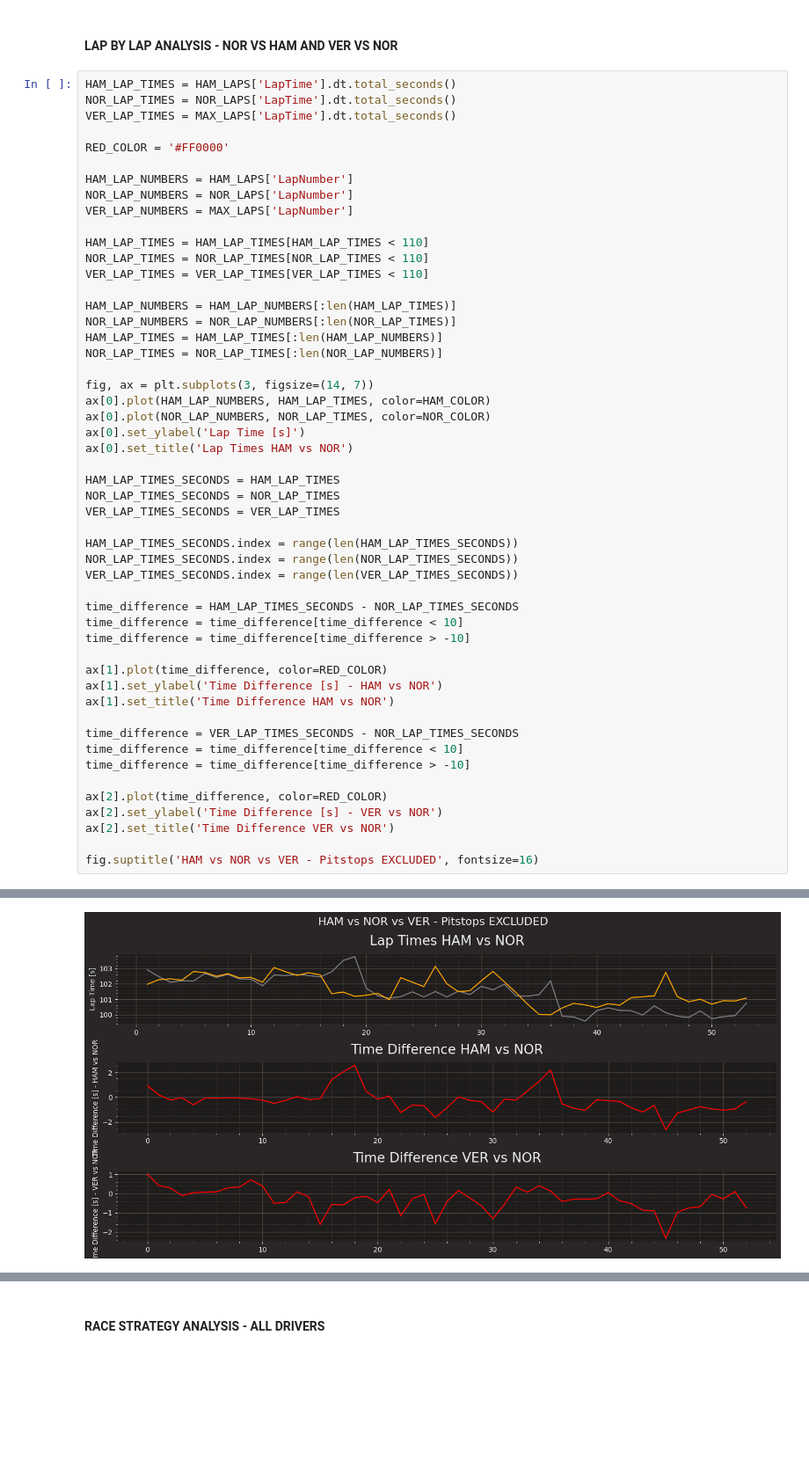
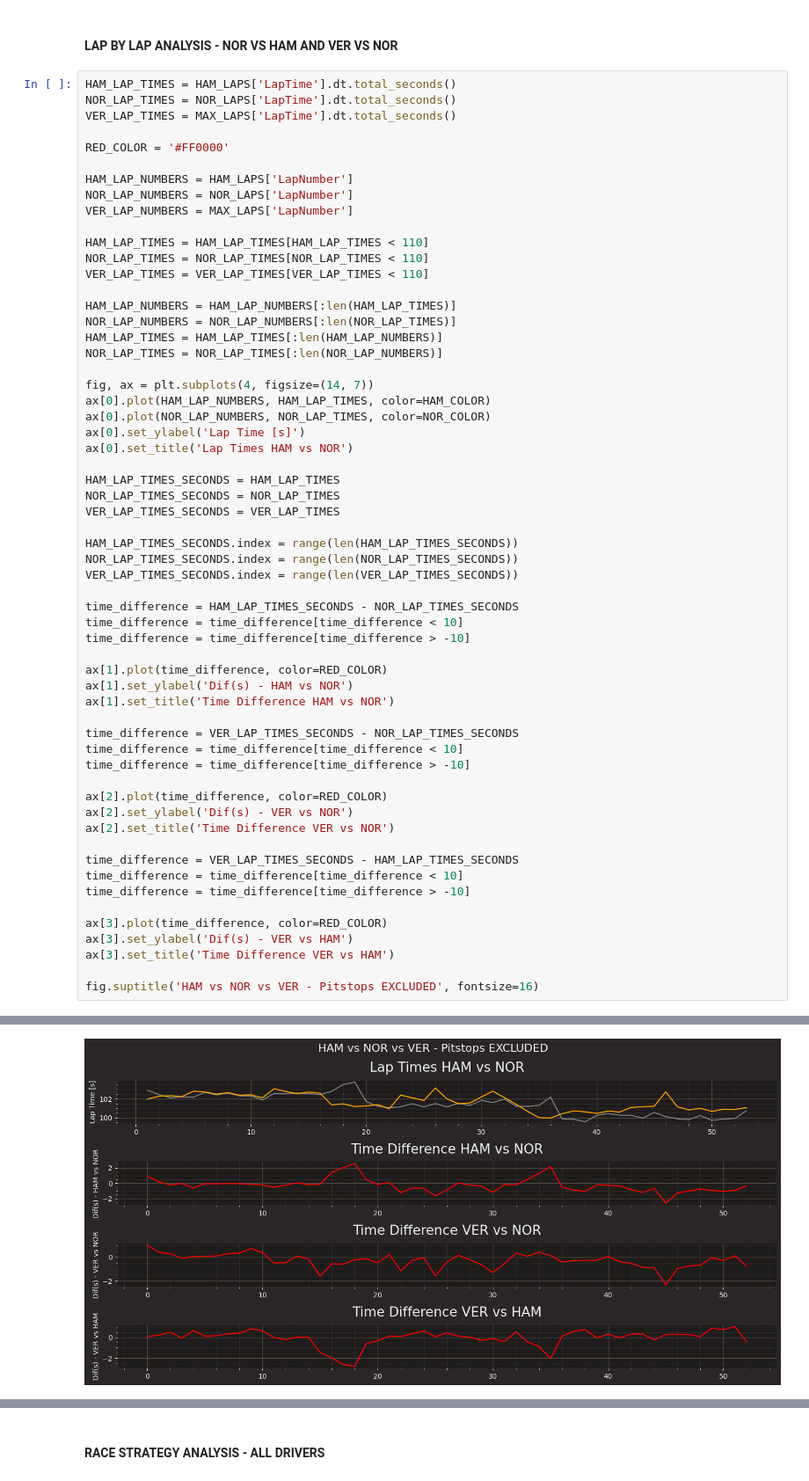
Before and after one commit to AmitSahoo45/F1-DATA-ANALYSIS, a Jupyter notebook: 2023/USA-COTA/Top-3.ipynb, the cells around one changed output, grey strips where cells are left out. Shown at 88% size. Saved outputs shown, nothing was run; the diff lists cells and outputs as text; blank space fills up the shorter version.

```diff
--- a/2023/USA-COTA/Top-3.ipynb
+++ b/2023/USA-COTA/Top-3.ipynb
@@ -117,37 +128,45 @@ NOR_LAP_NUMBERS = NOR_LAP_NUMBERS[:len(NOR_LAP_TIMES)]
 HAM_LAP_TIMES = HAM_LAP_TIMES[:len(HAM_LAP_NUMBERS)]
 NOR_LAP_TIMES = NOR_LAP_TIMES[:len(NOR_LAP_NUMBERS)]
 
-fig, ax = plt.subplots(3, figsize=(14, 7))
+fig, ax = plt.subplots(4, figsize=(14, 7))
 ax[0].plot(HAM_LAP_NUMBERS, HAM_LAP_TIMES, color=HAM_COLOR)
 ax[0].plot(NOR_LAP_NUMBERS, NOR_LAP_TIMES, color=NOR_COLOR)
 ax[0].set_ylabel('Lap Time [s]')
 ax[0].set_title('Lap Times HAM vs NOR')
 
 HAM_LAP_TIMES_SECONDS = HAM_LAP_TIMES
 NOR_LAP_TIMES_SECONDS = NOR_LAP_TIMES
 VER_LAP_TIMES_SECONDS = VER_LAP_TIMES
 
 HAM_LAP_TIMES_SECONDS.index = range(len(HAM_LAP_TIMES_SECONDS))
 NOR_LAP_TIMES_SECONDS.index = range(len(NOR_LAP_TIMES_SECONDS))
 VER_LAP_TIMES_SECONDS.index = range(len(VER_LAP_TIMES_SECONDS))
 
 time_difference = HAM_LAP_TIMES_SECONDS - NOR_LAP_TIMES_SECONDS
 time_difference = time_difference[time_difference < 10]
 time_difference = time_difference[time_difference > -10]
 
 ax[1].plot(time_difference, color=RED_COLOR)
-ax[1].set_ylabel('Time Difference [s] - HAM vs NOR')
+ax[1].set_ylabel('Dif(s) - HAM vs NOR')
 ax[1].set_title('Time Difference HAM vs NOR')
 
 time_difference = VER_LAP_TIMES_SECONDS - NOR_LAP_TIMES_SECONDS
 time_difference = time_difference[time_difference < 10]
 time_difference = time_difference[time_difference > -10]
 
 ax[2].plot(time_difference, color=RED_COLOR)
-ax[2].set_ylabel('Time Difference [s] - VER vs NOR')
+ax[2].set_ylabel('Dif(s) - VER vs NOR')
 ax[2].set_title('Time Difference VER vs NOR')
 
+time_difference = VER_LAP_TIMES_SECONDS - HAM_LAP_TIMES_SECONDS
+time_difference = time_difference[time_difference < 10]
+time_difference = time_difference[time_difference > -10]
+
+ax[3].plot(time_difference, color=RED_COLOR)
+ax[3].set_ylabel('Dif(s) - VER vs HAM')
+ax[3].set_title('Time Difference VER vs HAM')
+
 fig.suptitle('HAM vs NOR vs VER - Pitstops EXCLUDED', fontsize=16)
 # %% [output]
 Text(0.5, 0.98, 'HAM vs NOR vs VER - Pitstops EXCLUDED')
-[figure, old version]
+[figure, new version]
```
Also changed, not shown: parts of 4 cells of this notebook.
